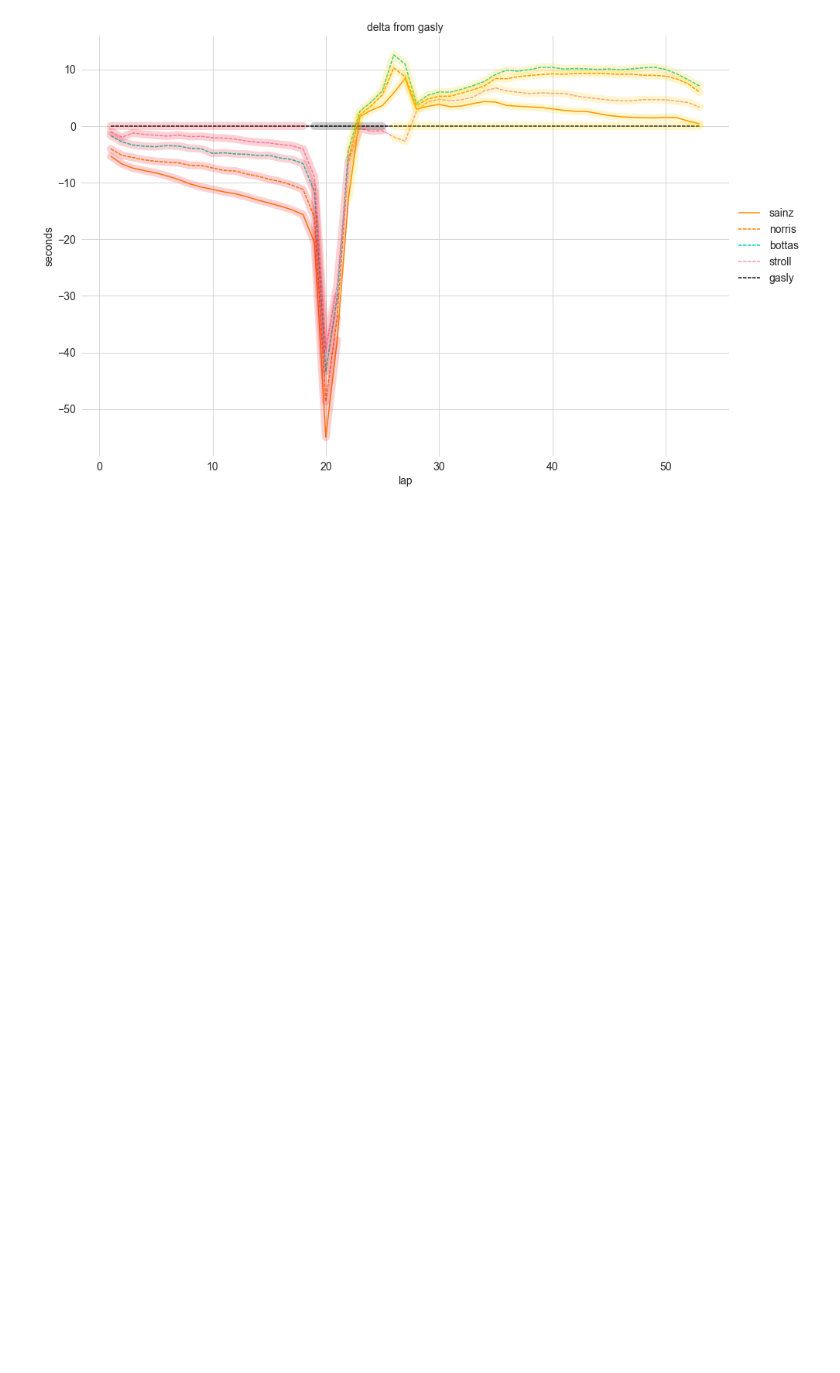
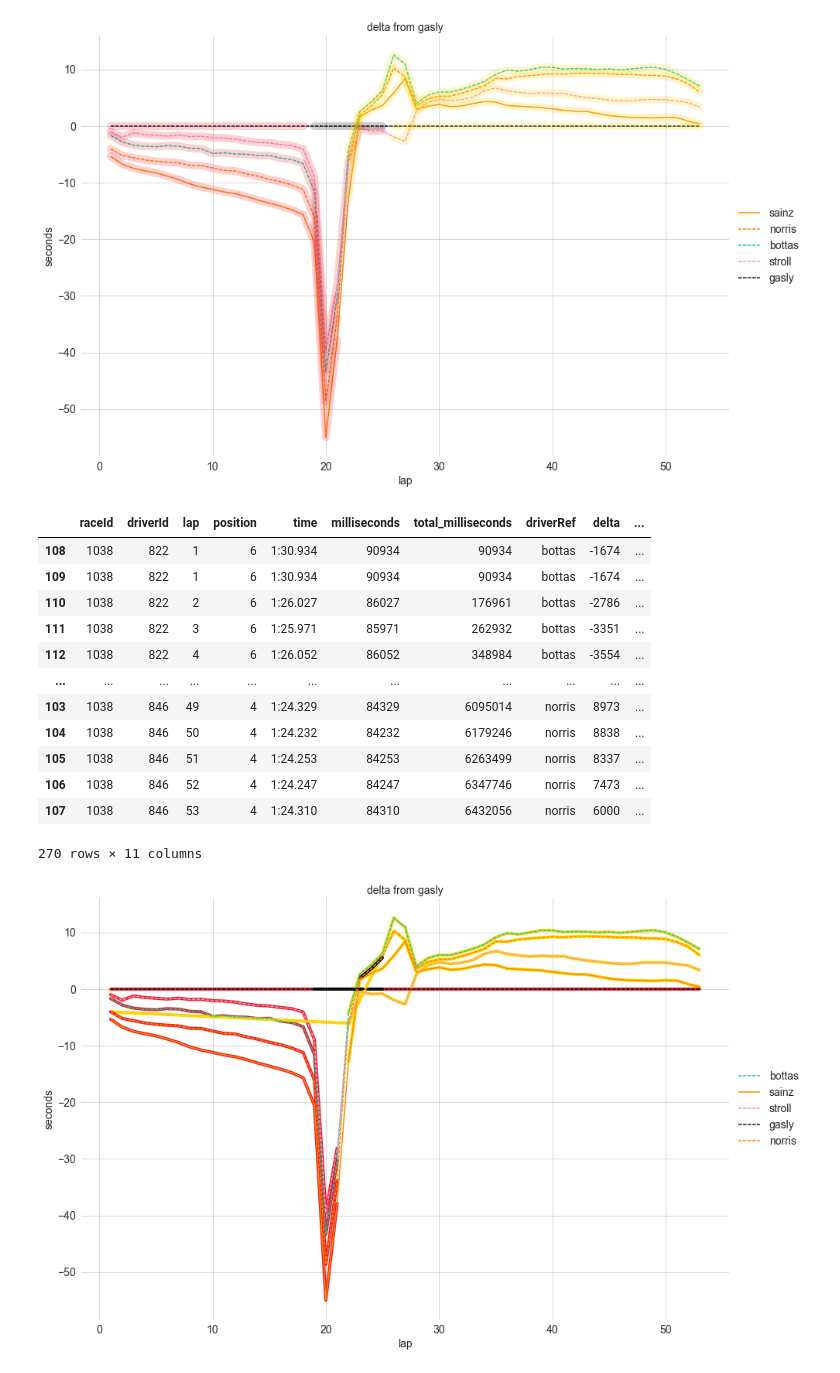
Before and after one commit to luke-bassett/f1-analysis, a Jupyter notebook: f1-analysis/Example.ipynb, the cells around one changed output. Saved outputs shown, nothing was run; the diff lists cells and outputs as text; code cells hidden in the pictures; blank space fills up the shorter version.

```diff
--- a/f1-analysis/Example.ipynb
+++ b/f1-analysis/Example.ipynb
@@ -98,3 +96,27 @@ for driver in drivers:
         plt.plot(tmp['lap'], tmp['delta_seconds'], alpha=.2, lw=10, color=tyre_colors[comp])
 # %% [output]
 [figure]
+# %%
+fig, ax = plot.delta_chart(
+    ergast,
+    race=(2020, 8),
+    tgt_driver='gasly',
+    driver_refs=['stroll', 'sainz', 'gasly', 'norris', 'bottas'],
+    figsize=(15,10),
+    show_tyres=True
+)
+# %% [output]
+|  | raceId | driverId | lap | position | time | milliseconds | total_milliseconds | driverRef | delta | ... |
+| 108 | 1038 | 822 | 1 | 6 | 1:30.934 | 90934 | 90934 | bottas | -1674 | ... |
+| 109 | 1038 | 822 | 1 | 6 | 1:30.934 | 90934 | 90934 | bottas | -1674 | ... |
+| 110 | 1038 | 822 | 2 | 6 | 1:26.027 | 86027 | 176961 | bottas | -2786 | ... |
+| 111 | 1038 | 822 | 3 | 6 | 1:25.971 | 85971 | 262932 | bottas | -3351 | ... |
+| 112 | 1038 | 822 | 4 | 6 | 1:26.052 | 86052 | 348984 | bottas | -3554 | ... |
+| ... | ... | ... | ... | ... | ... | ... | ... | ... | ... | ... |
+| 103 | 1038 | 846 | 49 | 4 | 1:24.329 | 84329 | 6095014 | norris | 8973 | ... |
+| 104 | 1038 | 846 | 50 | 4 | 1:24.232 | 84232 | 6179246 | norris | 8838 | ... |
+| 105 | 1038 | 846 | 51 | 4 | 1:24.253 | 84253 | 6263499 | norris | 8337 | ... |
+| 106 | 1038 | 846 | 52 | 4 | 1:24.247 | 84247 | 6347746 | norris | 7473 | ... |
+| 107 | 1038 | 846 | 53 | 4 | 1:24.310 | 84310 | 6432056 | norris | 6000 | ... |
+270 rows × 11 columns
+[figure, added]
```
Also changed, not shown: parts of 2 cells of this notebook, 3 other files.
